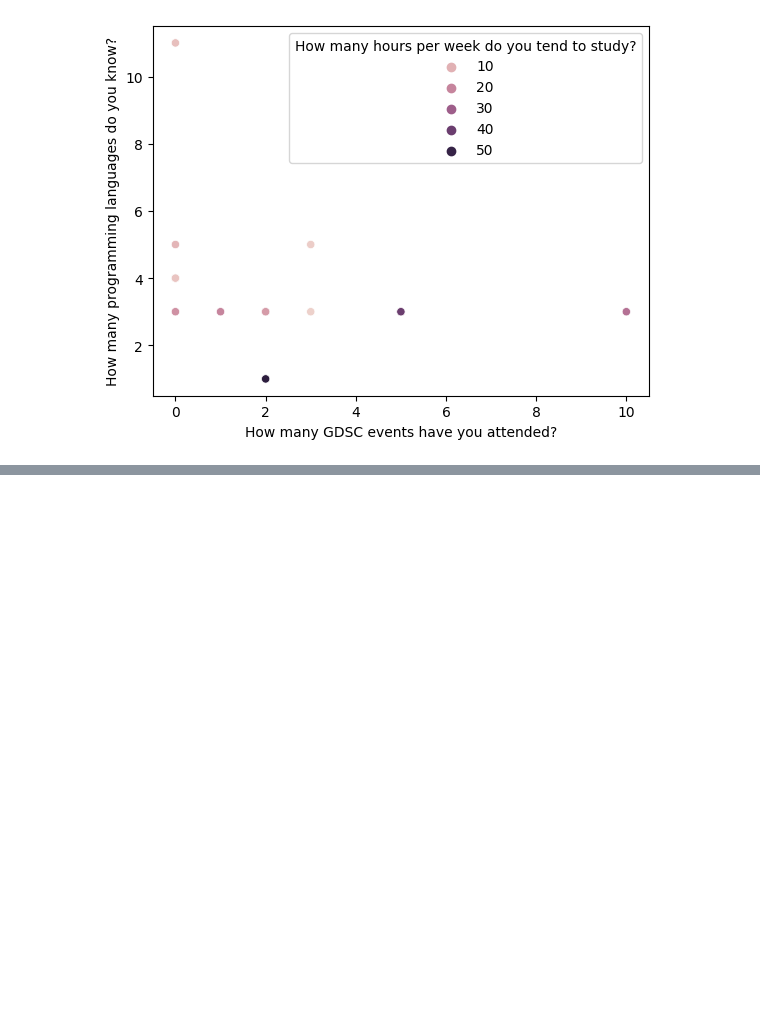
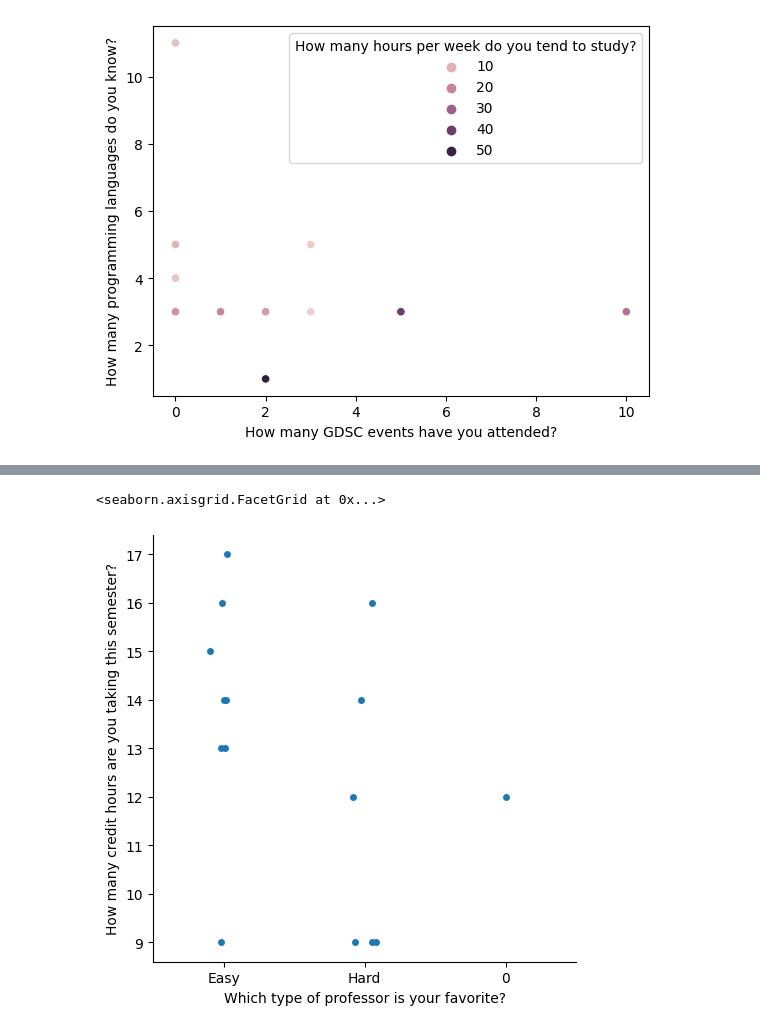
Before and after one commit to NicholasZolton/GDSCDataWorkshop, a Jupyter notebook: data_workshop_seaborn.ipynb, the cells around one changed output, grey strips where cells are left out. Cells and saved outputs as stored; diff of their text form; code cells hidden in the pictures; blank space fills up the shorter version.

```diff
--- a/data_workshop_seaborn.ipynb
+++ b/data_workshop_seaborn.ipynb
@@ -70,0 +113,8 @@ seaborn.scatterplot(x=x, y=y, hue=hue)
+# %%
+x = data['Which type of professor is your favorite?']
+x = x.replace({"Easy, but you don't learn as much.": 'Easy', 'Hard, but you learn a lot.': 'Hard', 0: 'No response.'})
+y = numeric_subdata['How many credit hours are you taking this semester?']
+seaborn.catplot(x=x, y=y)
+# %% [output]
+<seaborn.axisgrid.FacetGrid at 0x...>
+[figure, added]
```
Also changed, not shown: parts of 4 cells of this notebook.
